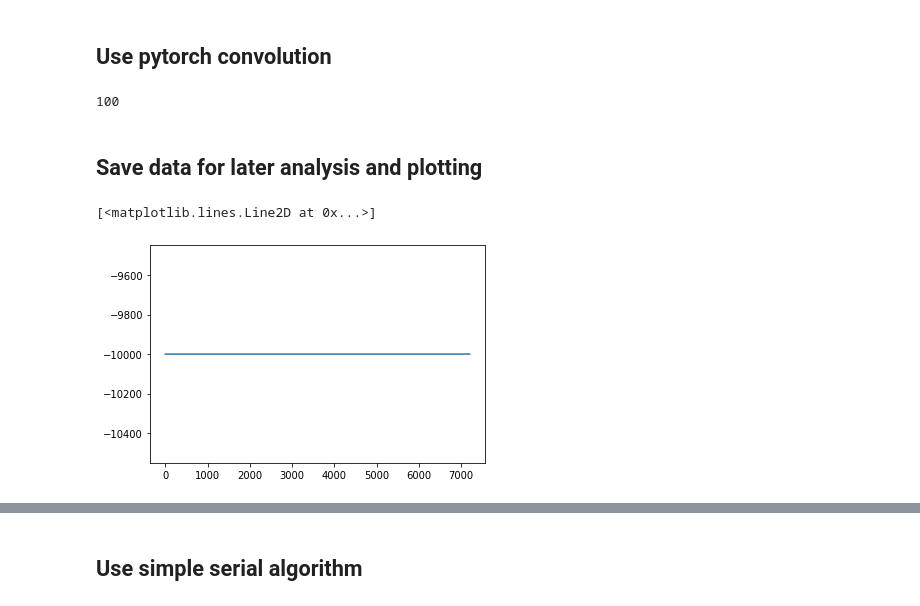
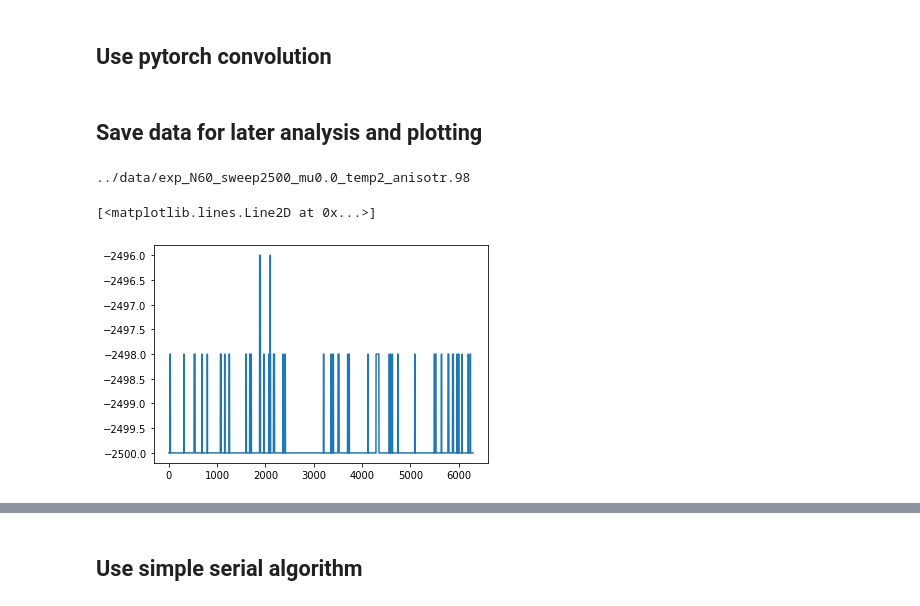
Before and after one commit to danlkv/ising_model, a Jupyter notebook: syntesis/Ising metropolis.ipynb, the cells around one changed output, grey strips where cells are left out. Drawn from its saved outputs; the diff is of its cells as text; code cells hidden in the pictures.

Commit message:
add profile of sweeps, change sim params

```diff
--- a/syntesis/Ising metropolis.ipynb
+++ b/syntesis/Ising metropolis.ipynb
@@ -29,7 +30,7 @@ def random_ix(N, steps):
     randix = (np.random.randint(0, N, size=(steps,2)))
     return randix
 # %%
-N = 100
+N = 60
 grid = ising.get_random_grid(N)
 # %% [markdown]
 ## Use pytorch convolution
@@ -66,4 +69,19 @@ for T in tqdm(temps):
-# %%
-N
-# %% [output]
-100
+# %%
+J = 0.5
+mu = 0.
+
+temps = np.linspace(0.05, 3, 15)
+temps = np.concatenate((temps, np.linspace(0.45, 1.3, 30)))
+temps = np.concatenate((temps, np.linspace(0.5, 0.8 , 10)))
+temps = np.sort(temps)
+
+grid = torch_ising.get_random_grid(N, device='cpu')
+pool = Pool(processes=2)
+therm_sweeps = 2500
+measure_sweeps = 1200
+
+args = [(T, grid, J,mu,N,therm_sweeps, measure_sweeps) for T in temps]
+# To run in parallel, use s-tarmap
+#ems = pool.starmap(simulate_torch, args)
+ems, grids = simulate_torch_seq(temps, grid, J, mu, N, therm_sweeps, measure_sweeps)
+eneg_tm, mag_tm = zip(*ems)
@@ -74,6 +96,8 @@ energies = np.mean(eneg_tm, axis=1)
 heat = np.std(eneg_tm, axis=1)
 magnetizations = np.mean(mag_tm, axis=1)
 susc = np.std(mag_tm, axis=1)
+an = .95
+R = (1+an)/(1-an)
 
 exp = {
     'N':N
@@ -86,14 +110,21 @@ exp = {
     ,'magn':magnetizations
     ,'heat':heat
     ,'susc':susc
+
+    ,'an':an
+
 }
 
-np.save(f'../data/exp_N{N}_sweep{therm_sweeps}', exp)
+fn = f'../data/exp_N{N}_sweep{therm_sweeps}_mu{mu}_temp2_anisotr.98'
+print(fn)
+np.save(fn, exp)
+# %% [output]
+../data/exp_N60_sweep2500_mu0.0_temp2_anisotr.98
 # %%
-plt.plot(mag_tm[0])
+plt.plot(mag_tm[20])
 # %% [output]
 [<matplotlib.lines.Line2D at 0x...>]
-[figure, old version]
+[figure, new version]
 # %%
 # smoothing
 plt.plot(np.convolve(energies, np.ones((N**2,))/N**2, mode='valid'))
```
Also changed, not shown: parts of 7 cells of this notebook, 4 other files.
